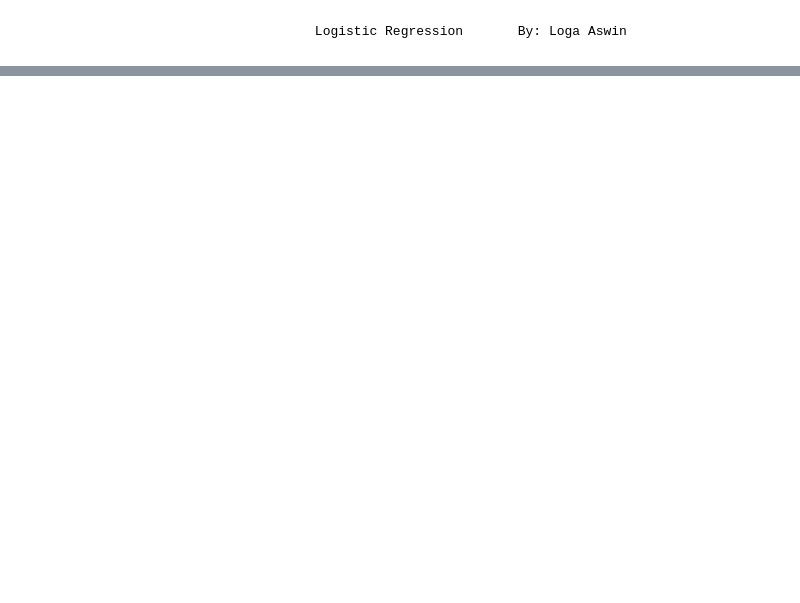
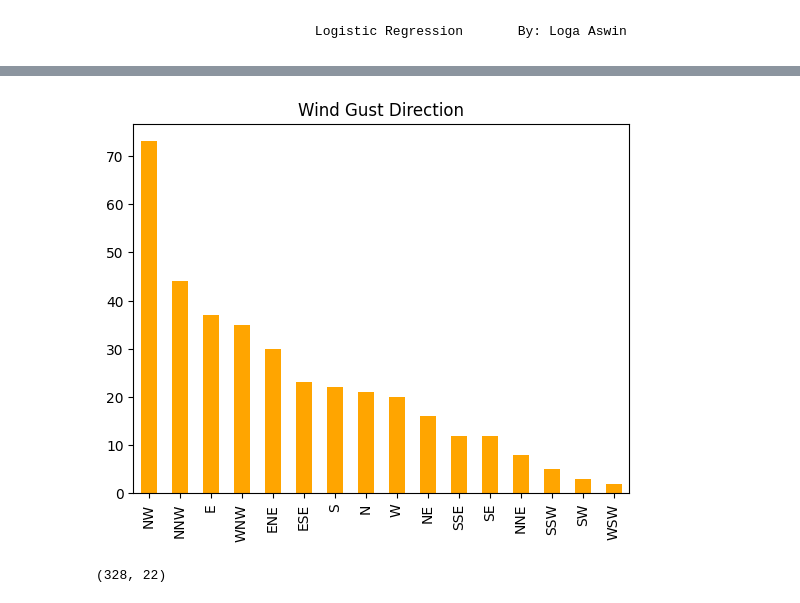
Before and after one commit to Aswinramesh04/100-Days-of-DataScience, a Jupyter notebook: 36_Day36_Logistic_Regression.ipynb, the cells around one changed output, grey strips where cells are left out. Saved outputs shown, nothing was run; the diff lists cells and outputs as text; code cells hidden in the pictures; blank space fills up the shorter version.

```diff
--- a/36_Day36_Logistic_Regression.ipynb
+++ b/36_Day36_Logistic_Regression.ipynb
@@ -63,0 +54,4 @@ y_train = df['Survived']
+# %%
+df['RainToday']=df['RainToday'].apply(lambda x:1 if x == "Yes" else 0)
+# %%
+df['RainTomorrow']=df['RainTomorrow'].apply(lambda x:1 if x == "Yes" else 0)
@@ -63,0 +68,6 @@ y_train = df['Survived']
+# %%
+df.WindGustDir.value_counts().plot(kind = "bar",color = 'orange')
+plt.title("Wind Gust Direction")
+plt.show()
+# %% [output]
+[figure, added]
@@ -63,0 +78,4 @@ y_train = df['Survived']
+# %%
+df.shape
+# %% [output]
+(328, 22)
```
Also changed, not shown: parts of 24 cells of this notebook.
